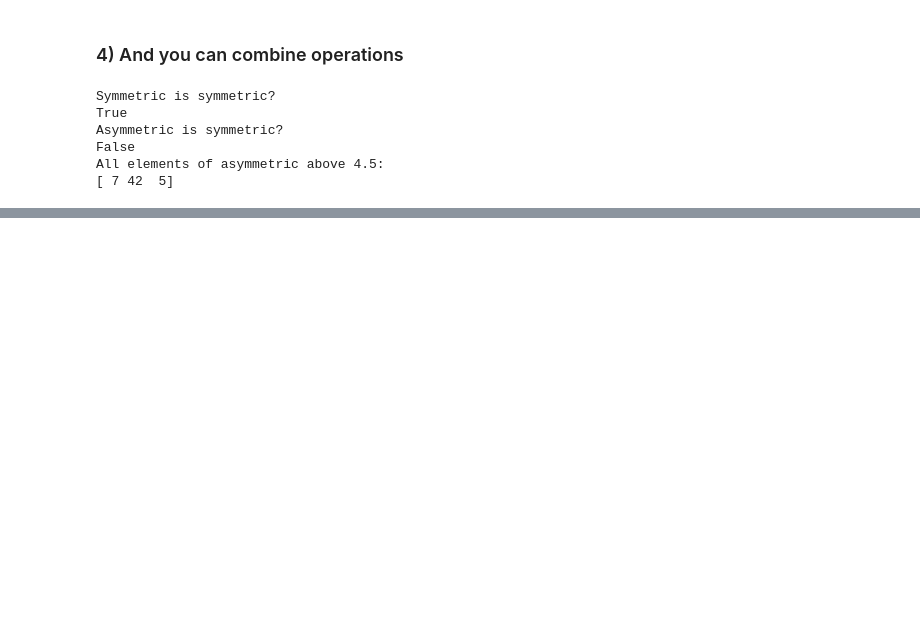
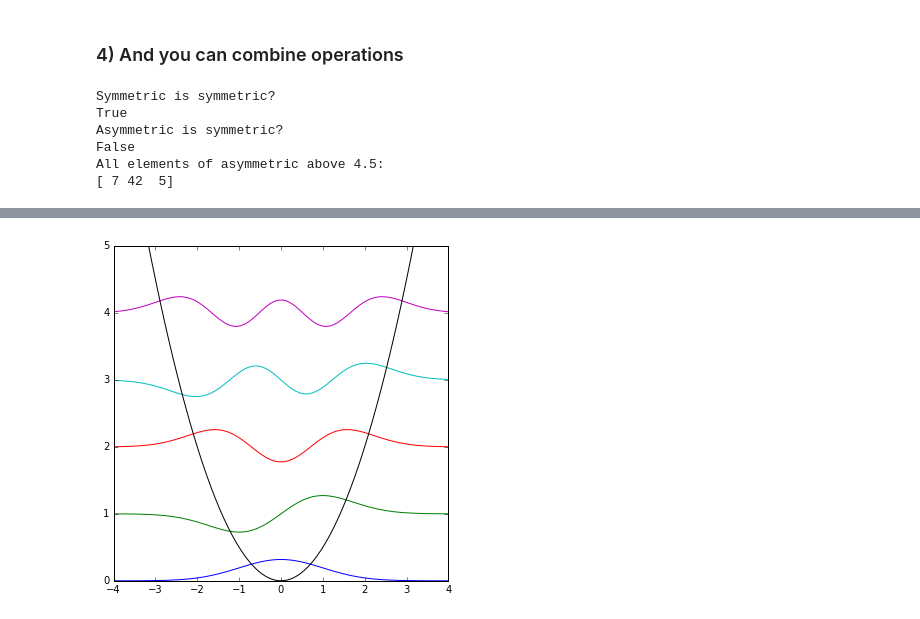
Before and after one commit to ecurtin2/uiuc, a Jupyter notebook: CATMS/Scientific-Computing-Bootcamp.ipynb, the cells around one changed output, grey strips where cells are left out. Cells and saved outputs as stored; diff of their text form; code cells hidden in the pictures; blank space fills up the shorter version.

```diff
--- a/CATMS/Scientific-Computing-Bootcamp.ipynb
+++ b/CATMS/Scientific-Computing-Bootcamp.ipynb
@@ -173,0 +218,21 @@ We're all
+# %%
+from math import factorial, pi
+from scipy.special import hermite as h
+import matplotlib.pyplot as plt
+# Jupyter  "Magic"
+%matplotlib inline
+
+def psi(x, n):
+    N = 1.0 / np.sqrt(2**n * factorial(n)) * (1.0 / pi)
+    return N * np.exp(-x*x / 2.0) * h(n)(x)
+# %%
+fig = plt.figure(figsize=(6,6))
+x = np.linspace(-5, 5, 100)
+for n in range(5):
+    plt.plot(x, psi(x, n) + (n + 1/2))
+plt.plot(x, 0.5 * x*x, 'k')
+plt.xlim(-4,4)
+plt.ylim(0,5)
+plt.show()
+# %% [output]
+[figure, added]
```
Also changed, not shown: parts of 7 cells of this notebook.
